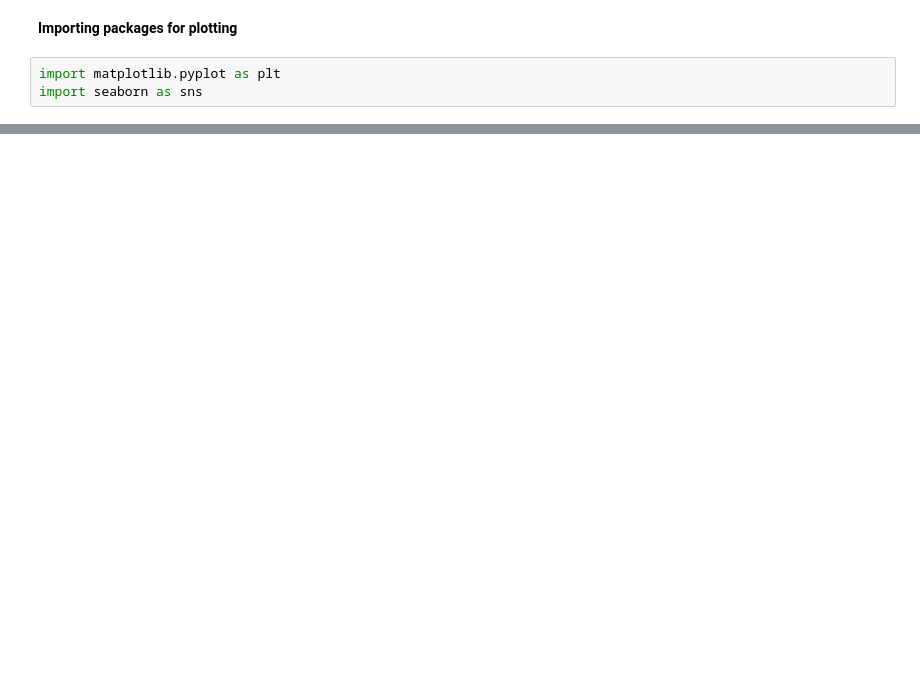
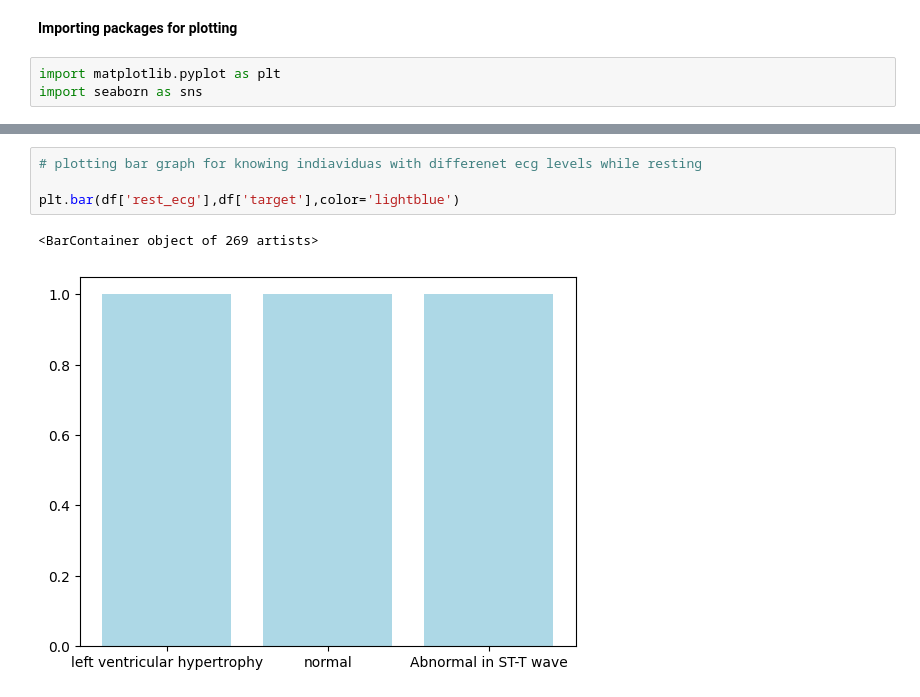
Before and after one commit to Kaushik-2005/K.SriKausik_S2, a Jupyter notebook: ACM_task.ipynb, the cells around one changed output, grey strips where cells are left out. Cells and saved outputs as stored; diff of their text form; blank space fills up the shorter version.

```diff
--- a/ACM_task.ipynb
+++ b/ACM_task.ipynb
@@ -281,0 +333,7 @@ import seaborn as sns
+# %%
+# plotting bar graph for knowing indiaviduas with differenet ecg levels while resting
+
+plt.bar(df['rest_ecg'],df['target'],color='lightblue')
+# %% [output]
+<BarContainer object of 269 artists>
+[figure, added]
```
Also changed, not shown: parts of 13 cells of this notebook.
